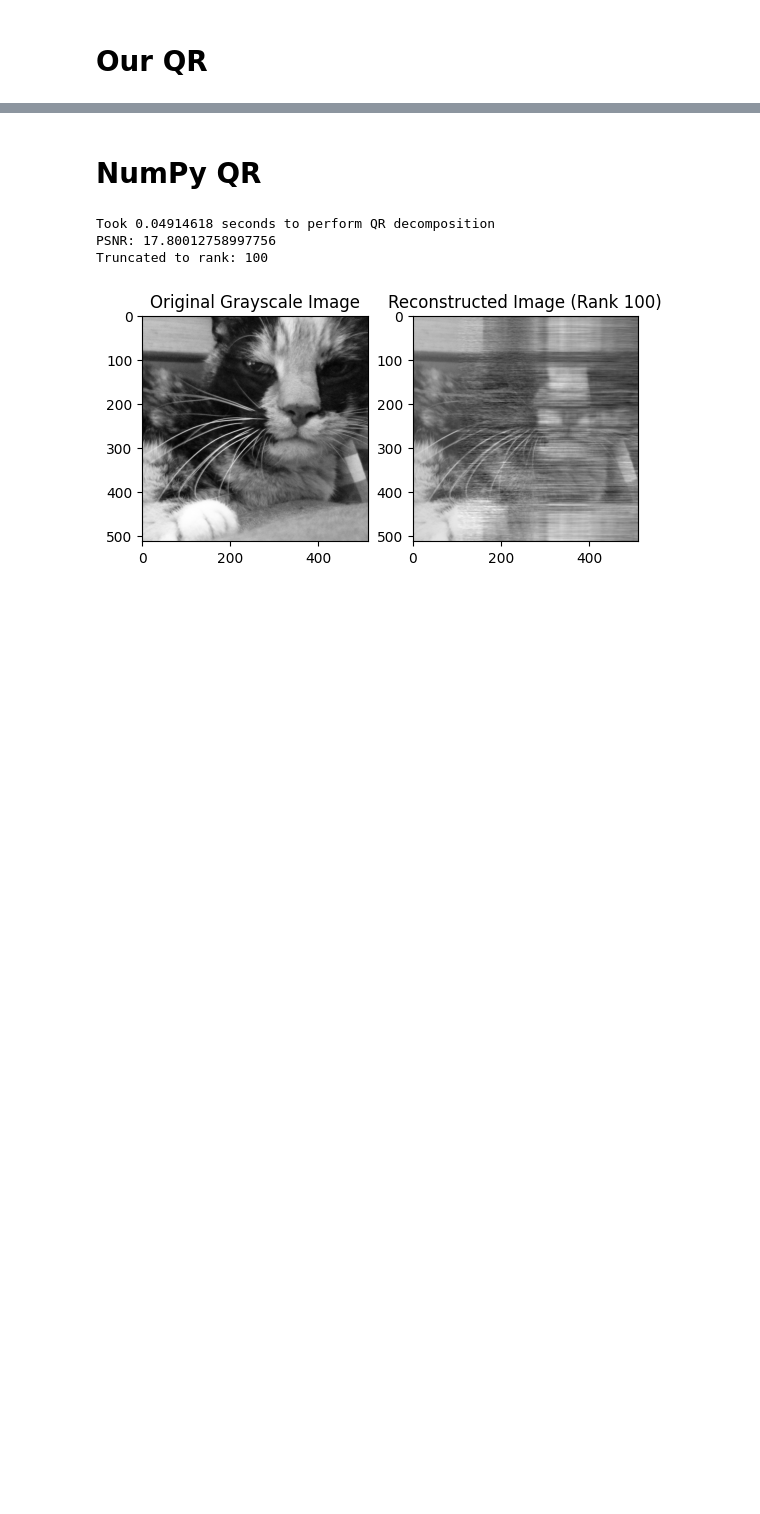
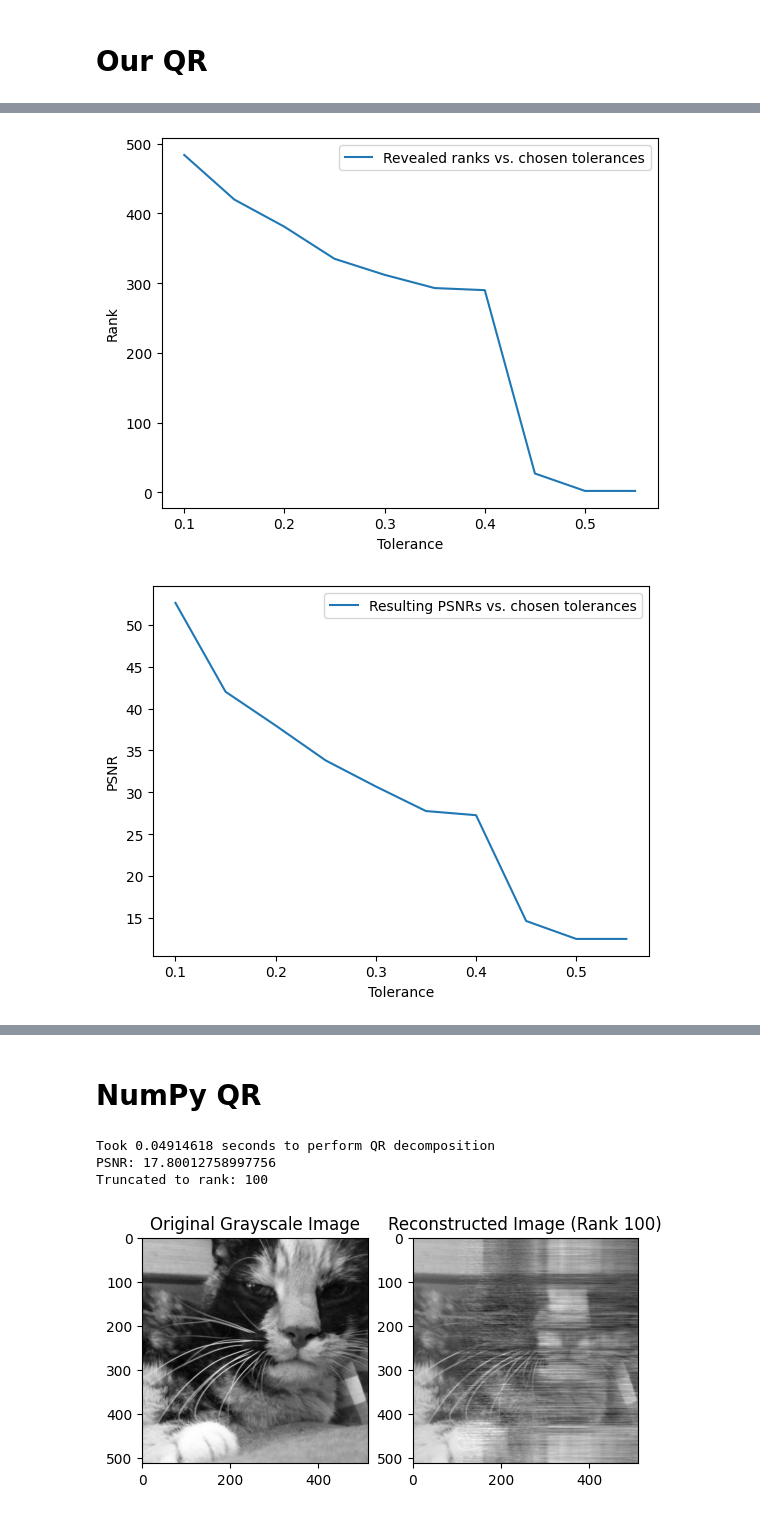
Before and after one commit to dreamchef/rrqrf, a Jupyter notebook: qr_svd_comparison.ipynb, the cells around one changed output, grey strips where cells are left out. Cells and saved outputs as stored; diff of their text form; code cells hidden in the pictures; blank space fills up the shorter version.

Commit message:
added final figures for paper

```diff
--- a/qr_svd_comparison.ipynb
+++ b/qr_svd_comparison.ipynb
@@ -96,7 +96,7 @@ Truncated to rank: 499
 [figure]
 # %%
 # create list 0.05,0.1,0.15,...,0.5
-tols = np.arange(0.05, 0.55, 0.05)
+tols = np.arange(0.55, 0.05, 0.01)
 
 psnrs_from_tols = []
 times_from_tols = []
@@ -137,3 +137,30 @@ PSNRs from different tolerances: [61.27768874996108, 52.61655154578345, 42.01030
+# %%
+pyplot.plot(tols, ranks_from_tols, label='Revealed ranks vs. chosen tolerances')
+
+pyplot.xlabel('Tolerance')
+
+pyplot.ylabel('Rank')
+
+pyplot.legend()
+
+pyplot.show()
+
+
+
+
+
+pyplot.plot(tols, psnrs_from_tols, label='Resulting PSNRs vs. chosen tolerances')
+
+pyplot.xlabel('Tolerance')
+
+pyplot.ylabel('PSNR')
+
+pyplot.legend()
+
+pyplot.show()
+# %% [output]
+[figure, added]
+[figure, added]
 # %%
 import imageio as iio
 import numpy as np
```
Also changed, not shown: parts of 4 cells of this notebook, 6 other files.
